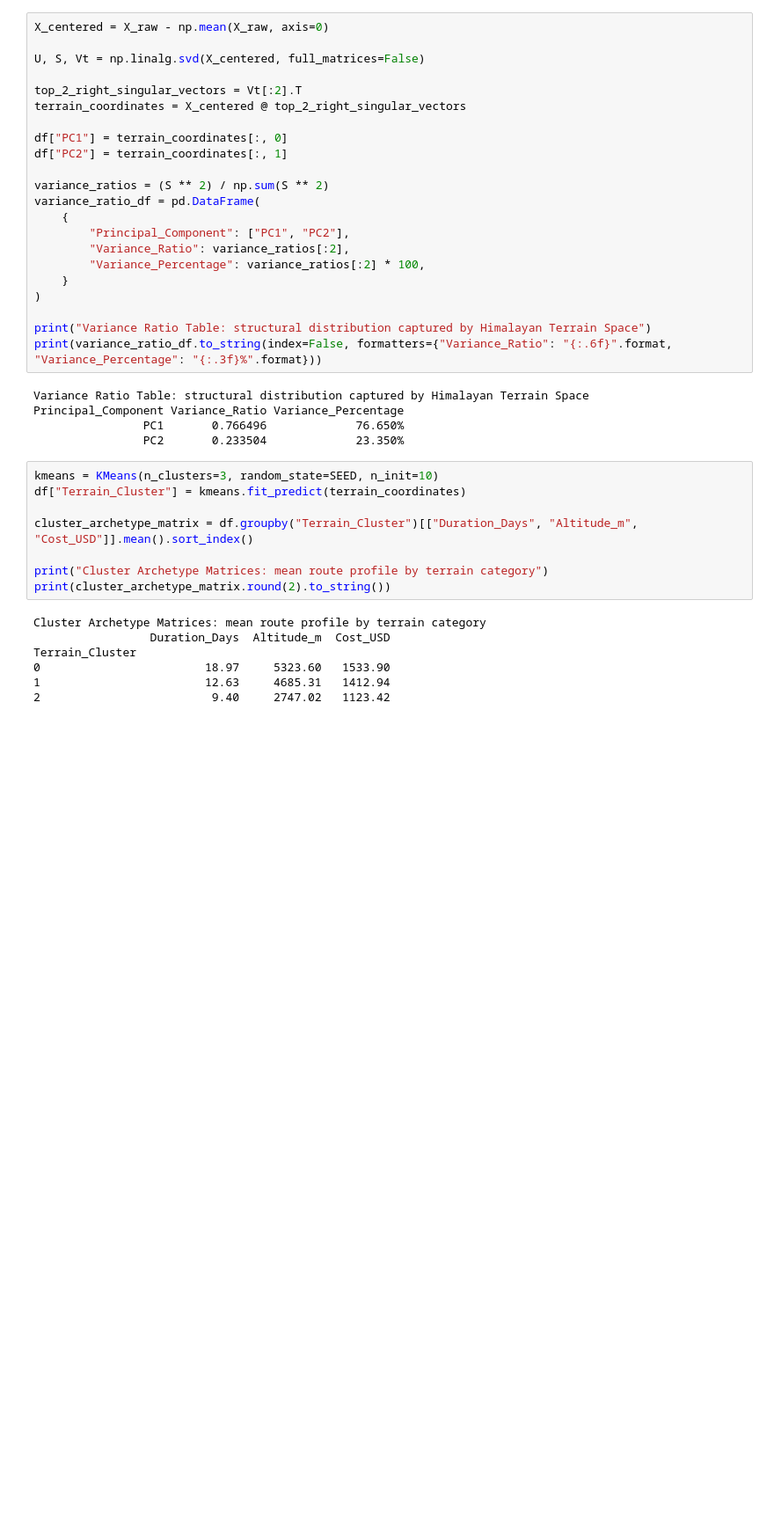
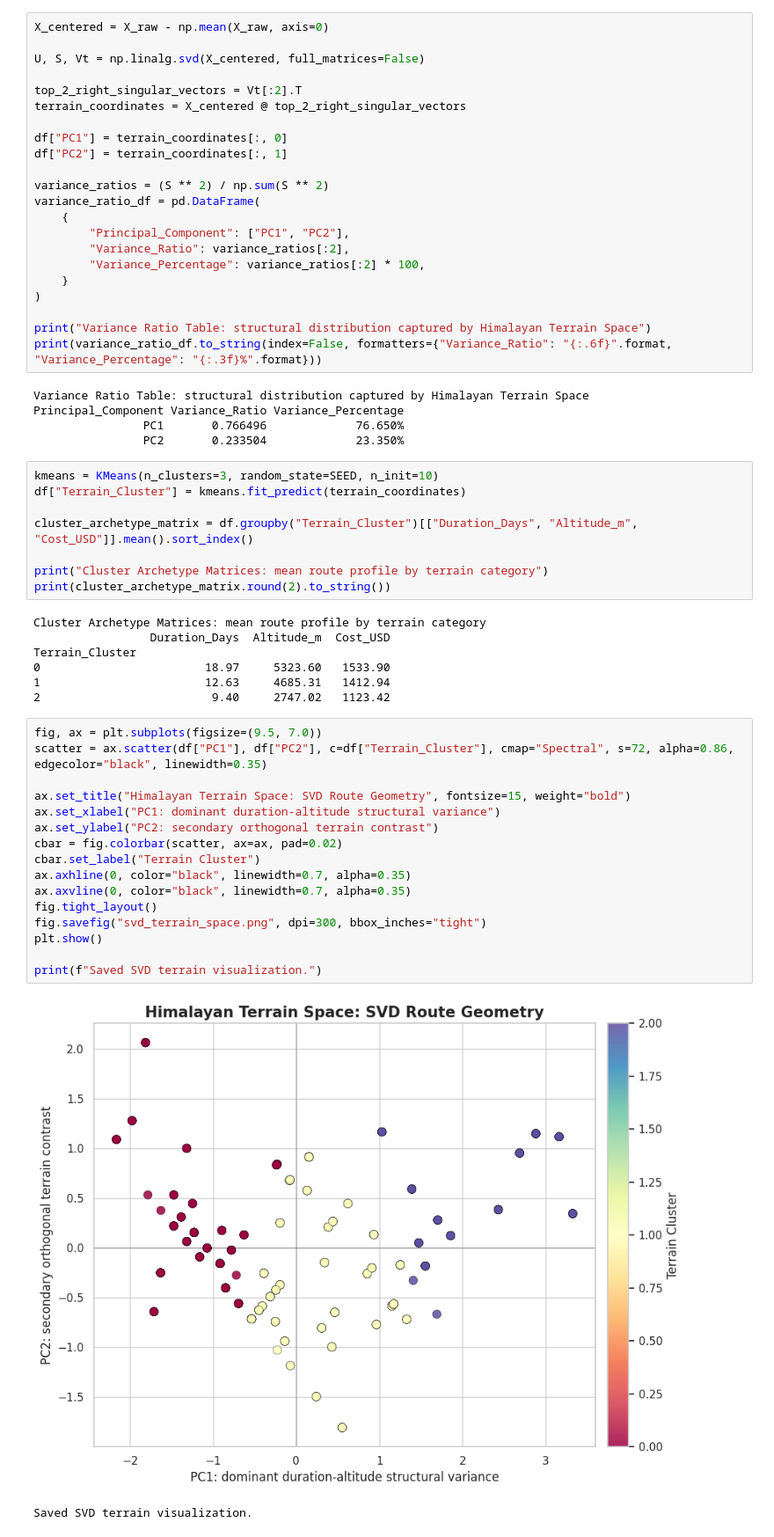
Before and after one commit to Raksha-Karn/Capstone-Project-MINspire, a Jupyter notebook: main.ipynb, the cells around one changed output. Shown at 88% size. Drawn from its saved outputs; the diff is of its cells as text; blank space fills up the shorter version.

Commit message:
chore(main): visualized SVD terrain

```diff
--- a/main.ipynb
+++ b/main.ipynb
@@ -138,3 +138,22 @@ Terrain_Cluster
 0                        18.97     5323.60   1533.90
 1                        12.63     4685.31   1412.94
 2                         9.40     2747.02   1123.42
+# %%
+fig, ax = plt.subplots(figsize=(9.5, 7.0))
+scatter = ax.scatter(df["PC1"], df["PC2"], c=df["Terrain_Cluster"], cmap="Spectral", s=72, alpha=0.86, edgecolor="black", linewidth=0.35)
+
+ax.set_title("Himalayan Terrain Space: SVD Route Geometry", fontsize=15, weight="bold")
+ax.set_xlabel("PC1: dominant duration-altitude structural variance")
+ax.set_ylabel("PC2: secondary orthogonal terrain contrast")
+cbar = fig.colorbar(scatter, ax=ax, pad=0.02)
+cbar.set_label("Terrain Cluster")
+ax.axhline(0, color="black", linewidth=0.7, alpha=0.35)
+ax.axvline(0, color="black", linewidth=0.7, alpha=0.35)
+fig.tight_layout()
+fig.savefig("svd_terrain_space.png", dpi=300, bbox_inches="tight")
+plt.show()
+
+print(f"Saved SVD terrain visualization.")
+# %% [output]
+[figure, added]
+Saved SVD terrain visualization.
```
